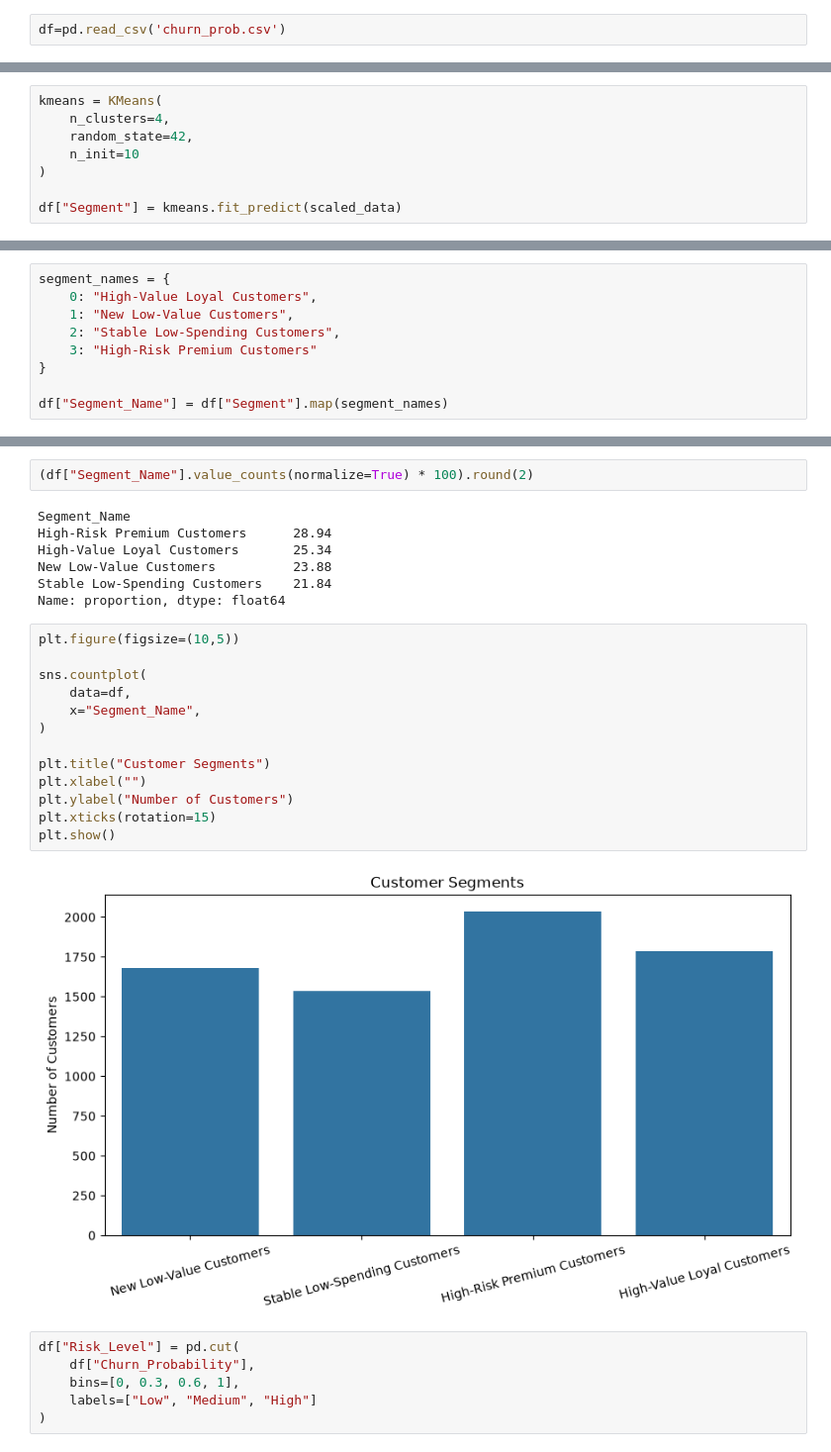
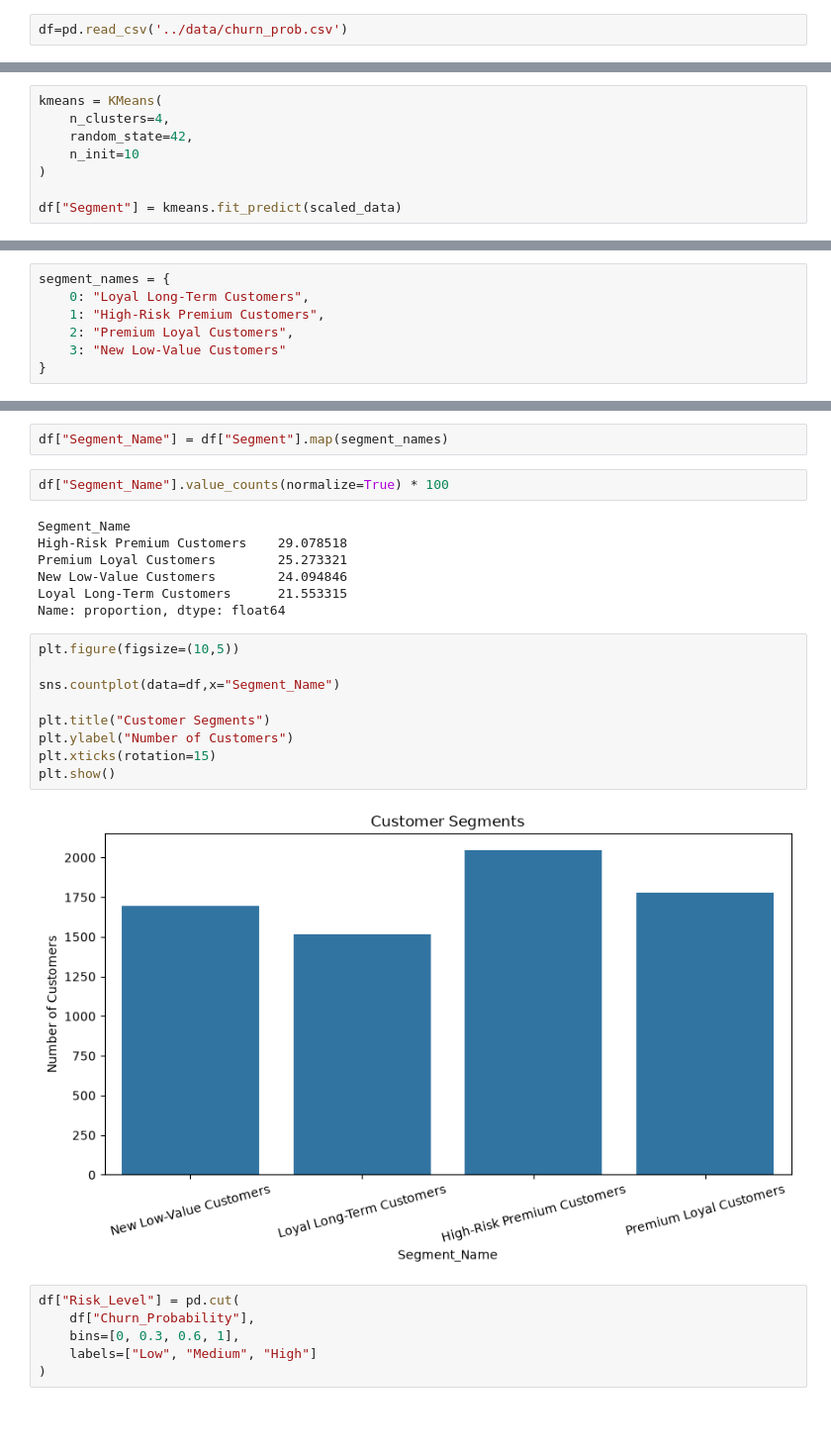
Before and after one commit to kanishka301/Telecom-Customer-Churn-Prediction-annd-Segmentation, a Jupyter notebook: notebook/segmentation.ipynb, the cells around one changed output, grey strips where cells are left out. Shown at 99% size. Drawn from its saved outputs; the diff is of its cells as text; blank space fills up the shorter version.

```diff
--- a/notebook/segmentation.ipynb
+++ b/notebook/segmentation.ipynb
@@ -8,7 +8,7 @@ from sklearn.preprocessing import OneHotEncoder, MinMaxScaler, LabelEncoder
 from sklearn.cluster import KMeans
 from sklearn.preprocessing import StandardScaler
 # %%
-df=pd.read_csv('churn_prob.csv')
+df=pd.read_csv('../data/churn_prob.csv')
 # %%
 df
 # %% [output]
@@ -78,9 +78,7 @@ df.groupby("Segment")[features].mean().round(2)
 # %%
 segment_names = {
-    0: "High-Value Loyal Customers",
-    1: "New Low-Value Customers",
-    2: "Stable Low-Spending Customers",
-    3: "High-Risk Premium Customers"
+    0: "Loyal Long-Term Customers",
+    1: "High-Risk Premium Customers",
+    2: "Premium Loyal Customers",
+    3: "New Low-Value Customers"
 }
-
-df["Segment_Name"] = df["Segment"].map(segment_names)
@@ -95,28 +95,26 @@ Stable Low-Spending Customers    1538
 Name: count, dtype: int64
+# %%
+df["Segment_Name"] = df["Segment"].map(segment_names)
 # %%
-(df["Segment_Name"].value_counts(normalize=True) * 100).round(2)
+df["Segment_Name"].value_counts(normalize=True) * 100
 # %% [output]
 Segment_Name
-High-Risk Premium Customers      28.94
-High-Value Loyal Customers       25.34
-New Low-Value Customers          23.88
-Stable Low-Spending Customers    21.84
+High-Risk Premium Customers    29.078518
+Premium Loyal Customers        25.273321
+New Low-Value Customers        24.094846
+Loyal Long-Term Customers      21.553315
 Name: proportion, dtype: float64
 # %%
 plt.figure(figsize=(10,5))
 
-sns.countplot(
-    data=df,
-    x="Segment_Name",
-)
+sns.countplot(data=df,x="Segment_Name")
 
 plt.title("Customer Segments")
-plt.xlabel("")
 plt.ylabel("Number of Customers")
 plt.xticks(rotation=15)
 plt.show()
 # %% [output]
-[figure, old version]
+[figure, new version]
 # %%
 df["Risk_Level"] = pd.cut(
     df["Churn_Probability"],
```
Also changed, not shown: parts of 7 cells of this notebook, 6 other files.
